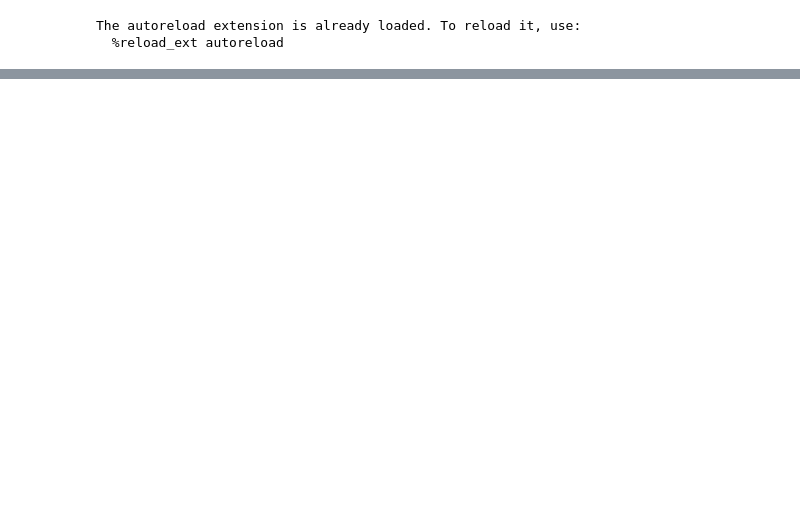
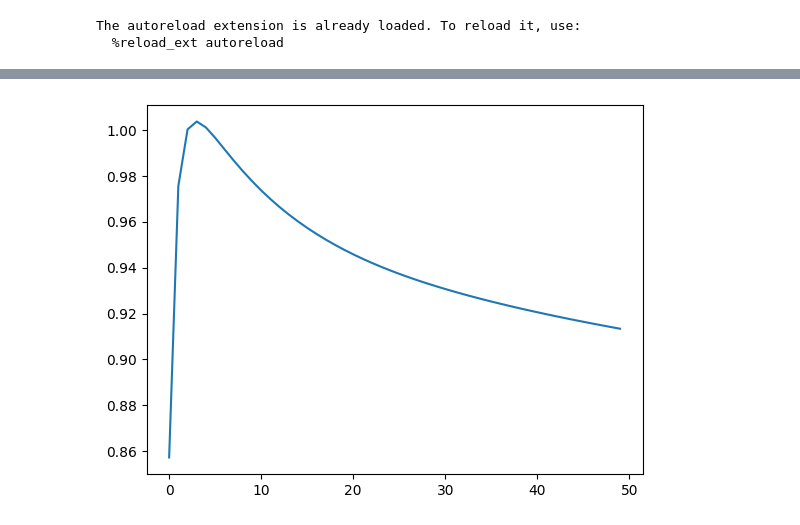
Before and after one commit to lusee-night/electric_fit, a Jupyter notebook: get_correlations/test.ipynb, the cells around one changed output, grey strips where cells are left out. Cells and saved outputs as stored; diff of their text form; code cells hidden in the pictures; blank space fills up the shorter version.

```diff
--- a/get_correlations/test.ipynb
+++ b/get_correlations/test.ipynb
@@ -30,0 +47,5 @@ XlaRuntimeError: INVALID_ARGUMENT: Unexpected PJRT_ExecuteOptions size: expected
+# %%
+plt.plot(a.map.mean(axis=1))
+xmap=a.map/(a.map.mean(axis=1)[:,None]*a.map.mean(axis=0)[None,:])
+# %% [output]
+[figure, added]
```
Also changed, not shown: parts of 10 cells of this notebook, 3 other files.
